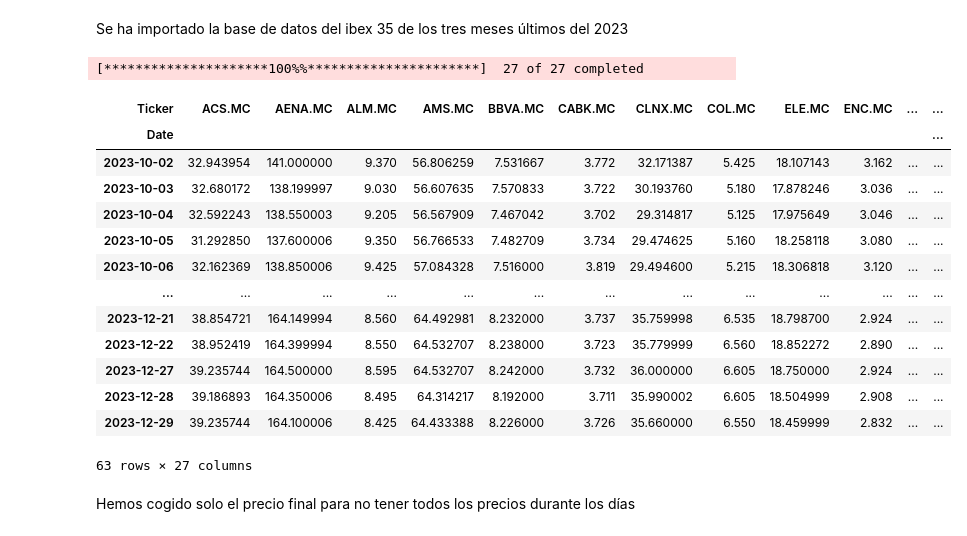
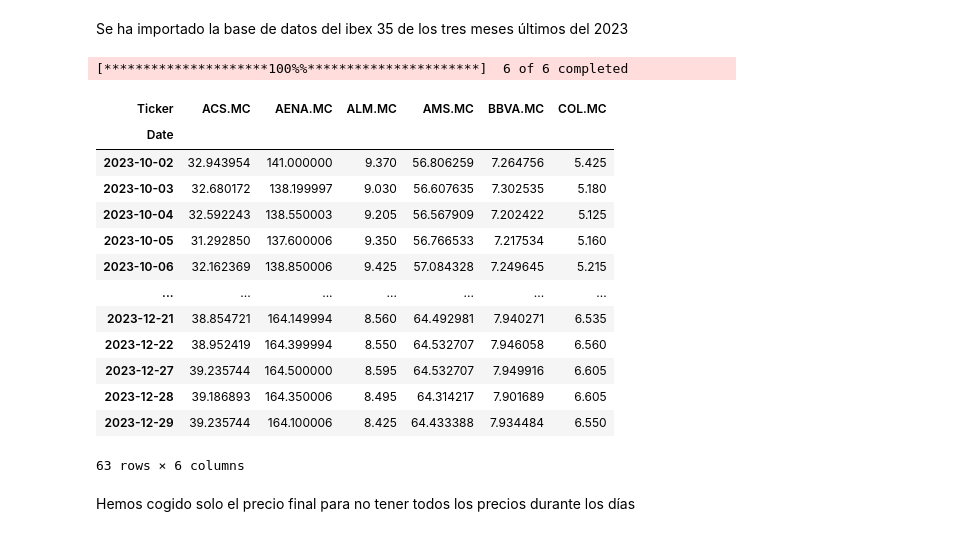
Before and after one commit to patriciamediavilla/L1P2, a Jupyter notebook: Untitled16.ipynb, the cells around one changed output. Saved outputs shown, nothing was run; the diff lists cells and outputs as text; code cells hidden in the pictures.

```diff
--- a/Untitled16.ipynb
+++ b/Untitled16.ipynb
@@ -41,38 +41,34 @@ import pandas as pd
 Se ha importado la base de datos del ibex 35 de los tres meses últimos del 2023
 # %%
 # Obtener la lista de símbolos del IBEX 35 (puedes actualizarla según sea necesario)
-ibex35_symbols = [
-    'ACS.MC', 'AENA.MC', 'ALM.MC', 'AMS.MC', 'BBVA.MC', 'CABK.MC', 'CLNX.MC', 'COL.MC',
-    'ELE.MC', 'ENC.MC', 'ENG.MC', 'FER.MC', 'GRF.MC', 'IBE.MC', 'IDR.MC',
-    'ITX.MC', 'MAP.MC', 'MEL.MC', 'MRL.MC', 'MTS.MC', 'NHH.MC', 'NTGY.MC',
-    'PHM.MC', 'REP.MC', 'SOL.MC', 'TEF.MC', 'VIS.MC']
+ibex35_symbols = ['ACS.MC', 'AENA.MC', 'ALM.MC', 'AMS.MC', 'BBVA.MC', 'COL.MC']
 
 # Descargar datos históricos
 start_date = "2023-10-01"
 end_date = "2024-01-01"
 
 ibex = yf.download(ibex35_symbols, start=start_date, end=end_date)
 
 #Cojo solo el precio final
 ibex_close = ibex['Adj Close']
 
 ibex_close
 # %% [output]
-[*********************100%%**********************]  27 of 27 completed
+[*********************100%%**********************]  6 of 6 completed
-| Ticker | ACS.MC | AENA.MC | ALM.MC | AMS.MC | BBVA.MC | CABK.MC | CLNX.MC | COL.MC | ELE.MC | ENC.MC | ... | ... |
-| Date |  |  |  |  |  |  |  |  |  |  |  | ... |
-| 2023-10-02 | 32.943954 | 141.000000 | 9.370 | 56.806259 | 7.531667 | 3.772 | 32.171387 | 5.425 | 18.107143 | 3.162 | ... | ... |
-| 2023-10-03 | 32.680172 | 138.199997 | 9.030 | 56.607635 | 7.570833 | 3.722 | 30.193760 | 5.180 | 17.878246 | 3.036 | ... | ... |
-| 2023-10-04 | 32.592243 | 138.550003 | 9.205 | 56.567909 | 7.467042 | 3.702 | 29.314817 | 5.125 | 17.975649 | 3.046 | ... | ... |
-| 2023-10-05 | 31.292850 | 137.600006 | 9.350 | 56.766533 | 7.482709 | 3.734 | 29.474625 | 5.160 | 18.258118 | 3.080 | ... | ... |
-| 2023-10-06 | 32.162369 | 138.850006 | 9.425 | 57.084328 | 7.516000 | 3.819 | 29.494600 | 5.215 | 18.306818 | 3.120 | ... | ... |
-| ... | ... | ... | ... | ... | ... | ... | ... | ... | ... | ... | ... | ... |
-| 2023-12-21 | 38.854721 | 164.149994 | 8.560 | 64.492981 | 8.232000 | 3.737 | 35.759998 | 6.535 | 18.798700 | 2.924 | ... | ... |
-| 2023-12-22 | 38.952419 | 164.399994 | 8.550 | 64.532707 | 8.238000 | 3.723 | 35.779999 | 6.560 | 18.852272 | 2.890 | ... | ... |
-| 2023-12-27 | 39.235744 | 164.500000 | 8.595 | 64.532707 | 8.242000 | 3.732 | 36.000000 | 6.605 | 18.750000 | 2.924 | ... | ... |
-| 2023-12-28 | 39.186893 | 164.350006 | 8.495 | 64.314217 | 8.192000 | 3.711 | 35.990002 | 6.605 | 18.504999 | 2.908 | ... | ... |
-| 2023-12-29 | 39.235744 | 164.100006 | 8.425 | 64.433388 | 8.226000 | 3.726 | 35.660000 | 6.550 | 18.459999 | 2.832 | ... | ... |
+| Ticker | ACS.MC | AENA.MC | ALM.MC | AMS.MC | BBVA.MC | COL.MC |
+| Date |  |  |  |  |  |  |
+| 2023-10-02 | 32.943954 | 141.000000 | 9.370 | 56.806259 | 7.264756 | 5.425 |
+| 2023-10-03 | 32.680172 | 138.199997 | 9.030 | 56.607635 | 7.302535 | 5.180 |
+| 2023-10-04 | 32.592243 | 138.550003 | 9.205 | 56.567909 | 7.202422 | 5.125 |
+| 2023-10-05 | 31.292850 | 137.600006 | 9.350 | 56.766533 | 7.217534 | 5.160 |
+| 2023-10-06 | 32.162369 | 138.850006 | 9.425 | 57.084328 | 7.249645 | 5.215 |
+| ... | ... | ... | ... | ... | ... | ... |
+| 2023-12-21 | 38.854721 | 164.149994 | 8.560 | 64.492981 | 7.940271 | 6.535 |
+| 2023-12-22 | 38.952419 | 164.399994 | 8.550 | 64.532707 | 7.946058 | 6.560 |
+| 2023-12-27 | 39.235744 | 164.500000 | 8.595 | 64.532707 | 7.949916 | 6.605 |
+| 2023-12-28 | 39.186893 | 164.350006 | 8.495 | 64.314217 | 7.901689 | 6.605 |
+| 2023-12-29 | 39.235744 | 164.100006 | 8.425 | 64.433388 | 7.934484 | 6.550 |
-63 rows × 27 columns
+63 rows × 6 columns
 # %% [markdown]
 Hemos cogido solo el precio final para no tener todos los precios durante los días
 # %% [markdown]
```
Also changed, not shown: parts of 22 cells of this notebook.
